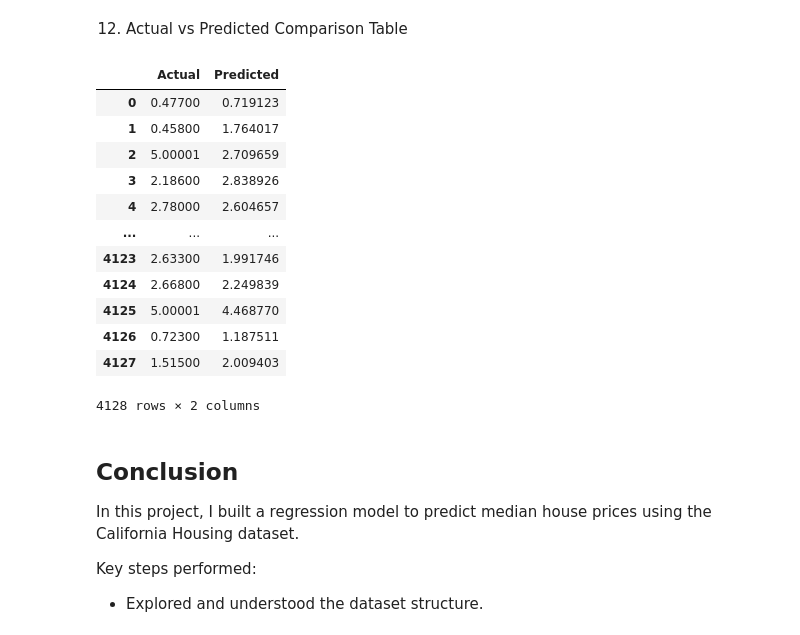
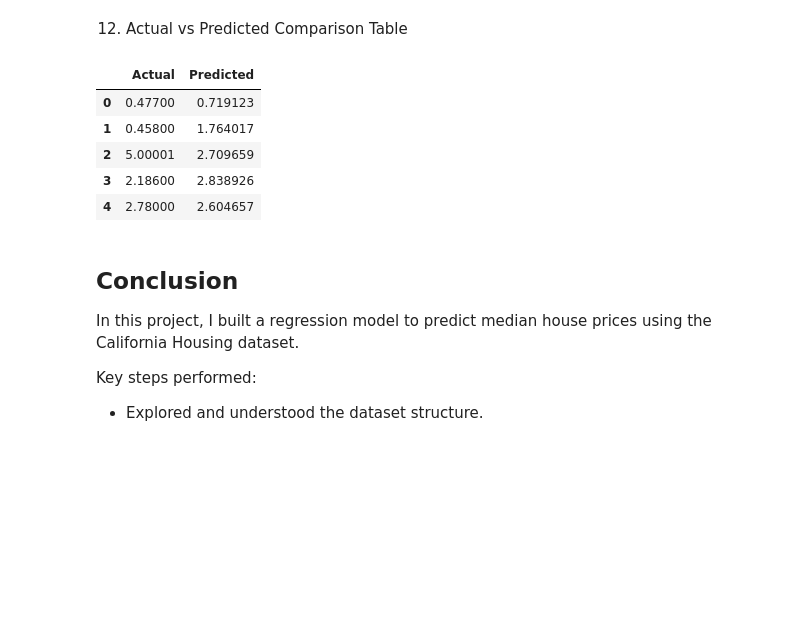
Before and after one commit to AaronShajan1097/ml-ai-projects, a Jupyter notebook: Machine Learning/Regression/Linear_Regression/Multiple_Linear_Regression/california_housing_analysis.ipynb, the cells around one changed output. Saved outputs shown, nothing was run; the diff lists cells and outputs as text; code cells hidden in the pictures; blank space fills up the shorter version.

```diff
--- a/Machine Learning/Regression/Linear_Regression/Multiple_Linear_Regression/california_housing_analysis.ipynb
+++ b/Machine Learning/Regression/Linear_Regression/Multiple_Linear_Regression/california_housing_analysis.ipynb
@@ -142,23 +143,16 @@ plt.show()
 # %%
 comparison = pd.DataFrame({
     "Actual": y_test.values,
     "Predicted": y_pred
 })
-comparison
+comparison.head()
 # %% [output]
 |  | Actual | Predicted |
 | 0 | 0.47700 | 0.719123 |
 | 1 | 0.45800 | 1.764017 |
 | 2 | 5.00001 | 2.709659 |
 | 3 | 2.18600 | 2.838926 |
 | 4 | 2.78000 | 2.604657 |
-| ... | ... | ... |
-| 4123 | 2.63300 | 1.991746 |
-| 4124 | 2.66800 | 2.249839 |
-| 4125 | 5.00001 | 4.468770 |
-| 4126 | 0.72300 | 1.187511 |
-| 4127 | 1.51500 | 2.009403 |
-4128 rows × 2 columns
 # %% [markdown]
 ## Conclusion
 
```
Also changed, not shown: parts of 2 cells of this notebook, 1 other file.
